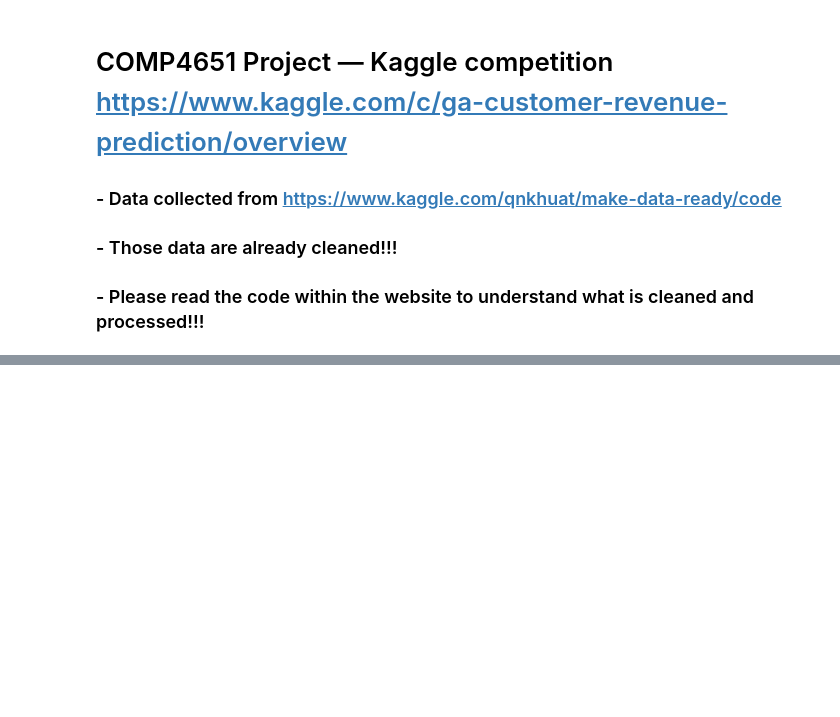
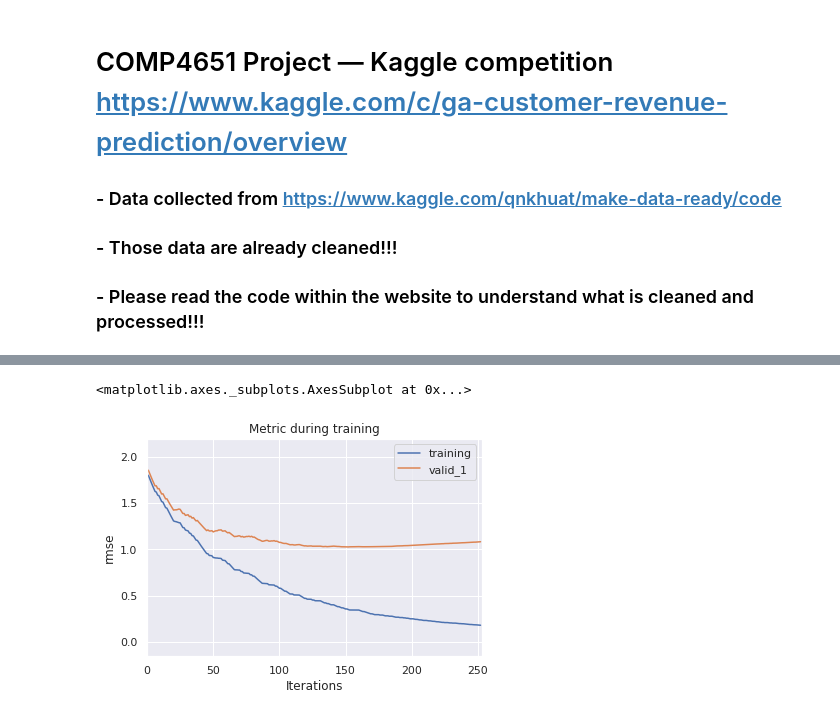
Before and after one commit to george2179/comp4651-project, a Jupyter notebook: kernel.ipynb, the cells around one changed output, grey strips where cells are left out. Drawn from its saved outputs; the diff is of its cells as text; code cells hidden in the pictures; blank space fills up the shorter version.

```diff
--- a/kernel.ipynb
+++ b/kernel.ipynb
@@ -298,0 +404,5 @@ sub_df.head(10)
+# %%
+lgb.plot_metric(evals_result, metric='rmse')
+# %% [output]
+<matplotlib.axes._subplots.AxesSubplot at 0x...>
+[figure, added]
```
Also changed, not shown: parts of 18 cells of this notebook.
